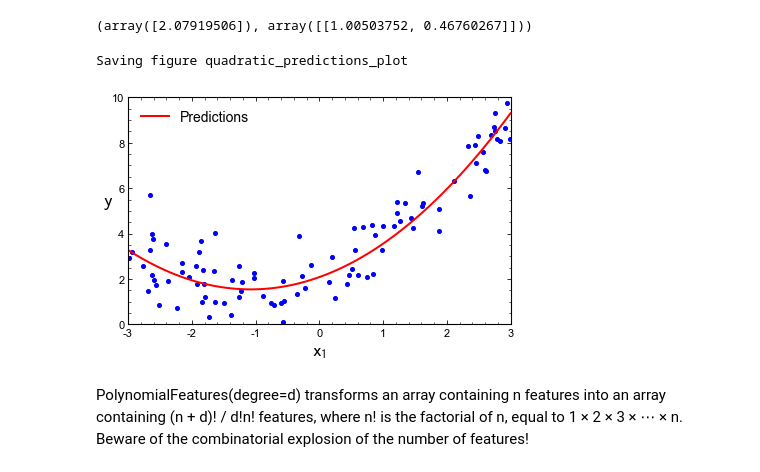
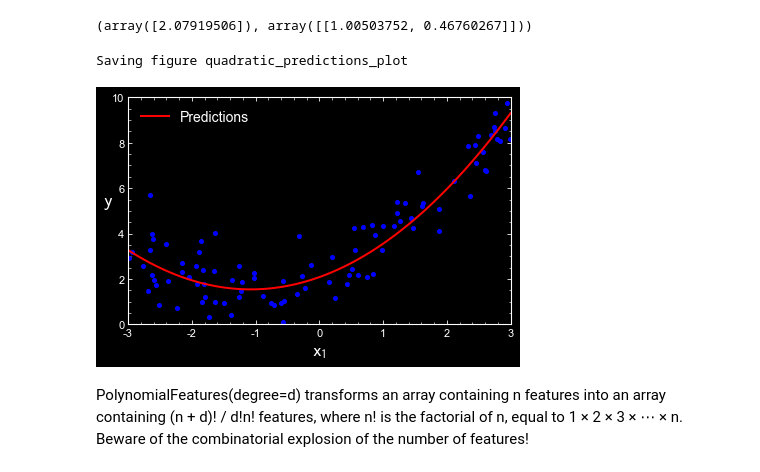
Before and after one commit to glukicov/ML_GPU, a Jupyter notebook: JupyterNB/Training.ipynb, the cells around one changed output. Cells and saved outputs as stored; diff of their text form; code cells hidden in the pictures.

```diff
--- a/JupyterNB/Training.ipynb
+++ b/JupyterNB/Training.ipynb
@@ -38,4 +36,5 @@ NameError: name 'np' is not defined
 # %%
+plt.style.use('dark_background')
 plt.plot(X, y, "b.")
 plt.xlabel("$x_1$", fontsize=18)
 plt.ylabel("$y$", rotation=0, fontsize=18)
@@ -62,6 +61,7 @@ y_predict
 array([[ 3.9801249 ],
        [10.09893186]])
 # %%
+plt.style.use('dark_background')
 plt.plot(X_new, y_predict, "r-", label="pred")
 plt.plot(X, y, "b.")
 plt.axis([0, 2, 0, 15])
@@ -181,20 +181,21 @@ lin_reg.intercept_, lin_reg.coef_
 # %% [output]
 (array([2.07919506]), array([[1.00503752, 0.46760267]]))
 # %%
+plt.style.use('dark_background')
 X_new=np.linspace(-3, 3, 100).reshape(100, 1)
 X_new_poly = poly_features.transform(X_new)
 y_new = lin_reg.predict(X_new_poly)
 plt.plot(X, y, "b.")
 plt.plot(X_new, y_new, "r-", linewidth=2, label="Predictions")
 plt.xlabel("$x_1$", fontsize=18)
 plt.ylabel("$y$", rotation=0, fontsize=18)
 plt.legend(loc="upper left", fontsize=14)
 plt.axis([-3, 3, 0, 10])
 save_fig("quadratic_predictions_plot")
 plt.show()
 # %% [output]
 Saving figure quadratic_predictions_plot
-[figure, old version]
+[figure, new version]
 # %% [markdown]
 PolynomialFeatures(degree=d) transforms an array containing n features into an array containing (n + d)! / d!n! features, where n! is the factorial of n, equal to 1 × 2 × 3 × ⋯ × n. Beware of the combinatorial explosion of the number of features!
 # %% [markdown]
```
Also changed, not shown: parts of 5 cells of this notebook, 2 other files.
